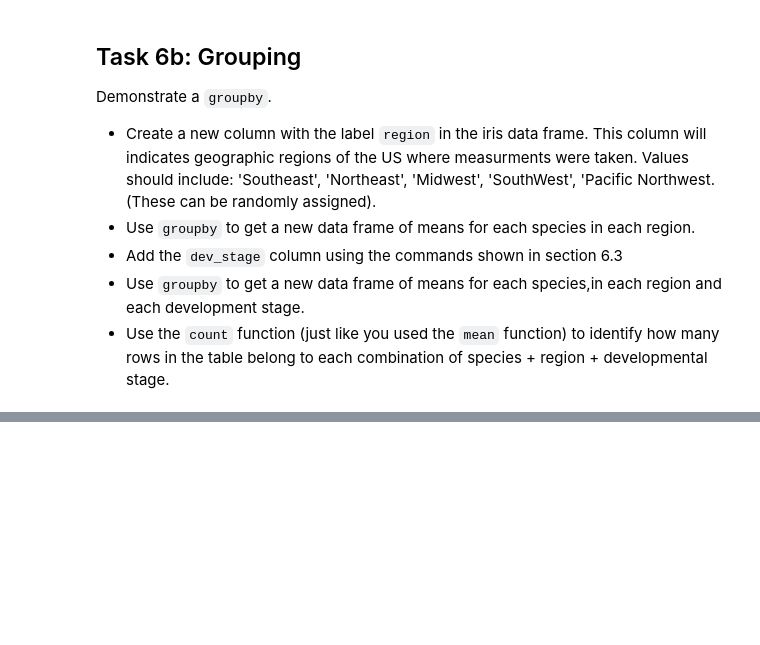
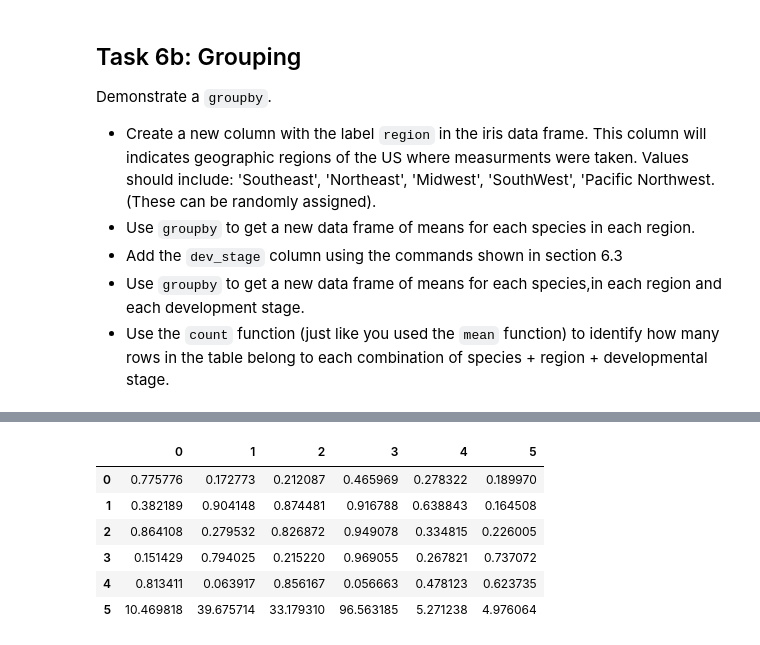
Before and after one commit to DslimII/hort503, a Jupyter notebook: Panda Part 2/A04-Pandas_Part2-Practice.ipynb, the cells around one changed output, grey strips where cells are left out. Cells and saved outputs as stored; diff of their text form; code cells hidden in the pictures; blank space fills up the shorter version.

```diff
--- a/Panda Part 2/A04-Pandas_Part2-Practice.ipynb
+++ b/Panda Part 2/A04-Pandas_Part2-Practice.ipynb
@@ -67,0 +473,3 @@ Demonstrate a `groupby`.
+# %%
+rand_df = pd.DataFrame(np.random.random((5, 6)))
+rand_df
@@ -67,0 +483,12 @@ Demonstrate a `groupby`.
+# %%
+rand_row = pd.Series(np.random.random(6) * 100)
+# %%
+rand_df.append(rand_row, ignore_index=True)
+# %% [output]
+|  | 0 | 1 | 2 | 3 | 4 | 5 |
+| 0 | 0.775776 | 0.172773 | 0.212087 | 0.465969 | 0.278322 | 0.189970 |
+| 1 | 0.382189 | 0.904148 | 0.874481 | 0.916788 | 0.638843 | 0.164508 |
+| 2 | 0.864108 | 0.279532 | 0.826872 | 0.949078 | 0.334815 | 0.226005 |
+| 3 | 0.151429 | 0.794025 | 0.215220 | 0.969055 | 0.267821 | 0.737072 |
+| 4 | 0.813411 | 0.063917 | 0.856167 | 0.056663 | 0.478123 | 0.623735 |
+| 5 | 10.469818 | 39.675714 | 33.179310 | 96.563185 | 5.271238 | 4.976064 |
```
Also changed, not shown: parts of 54 cells of this notebook.
